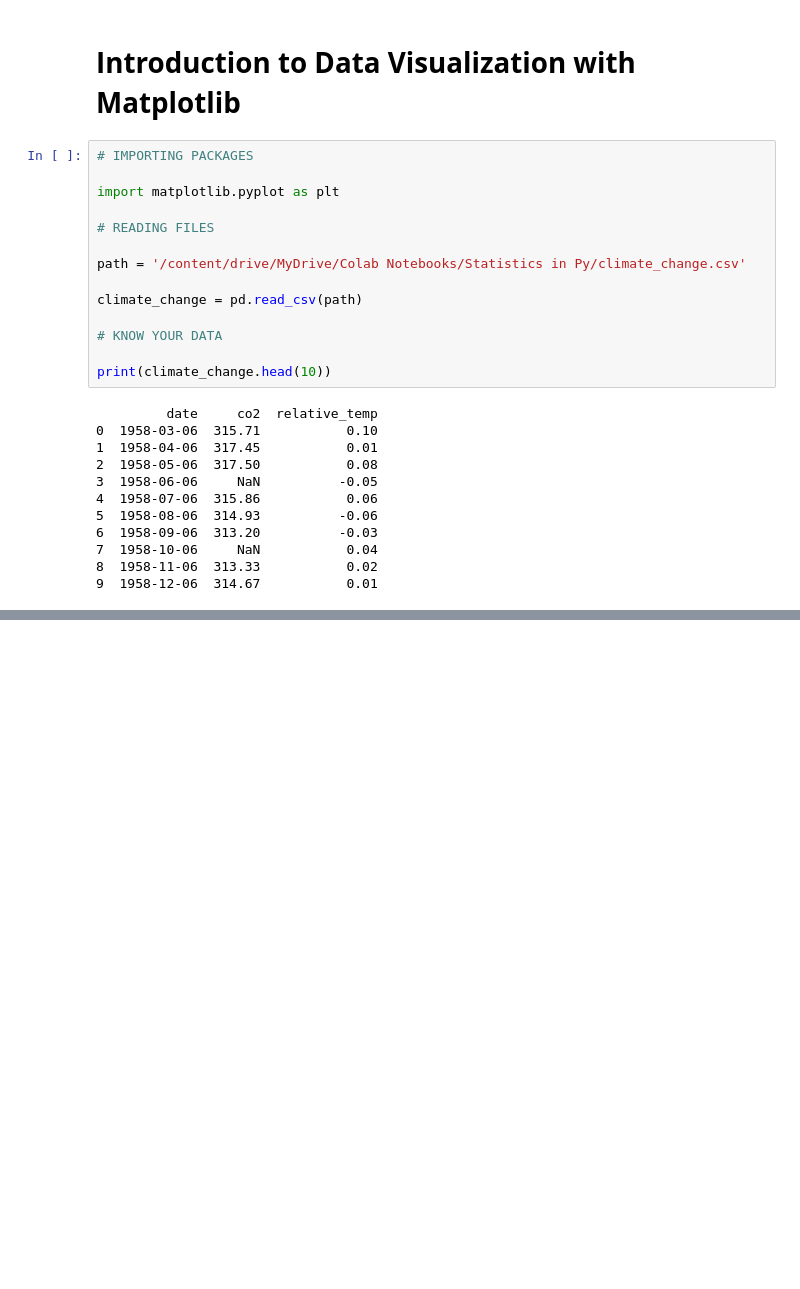
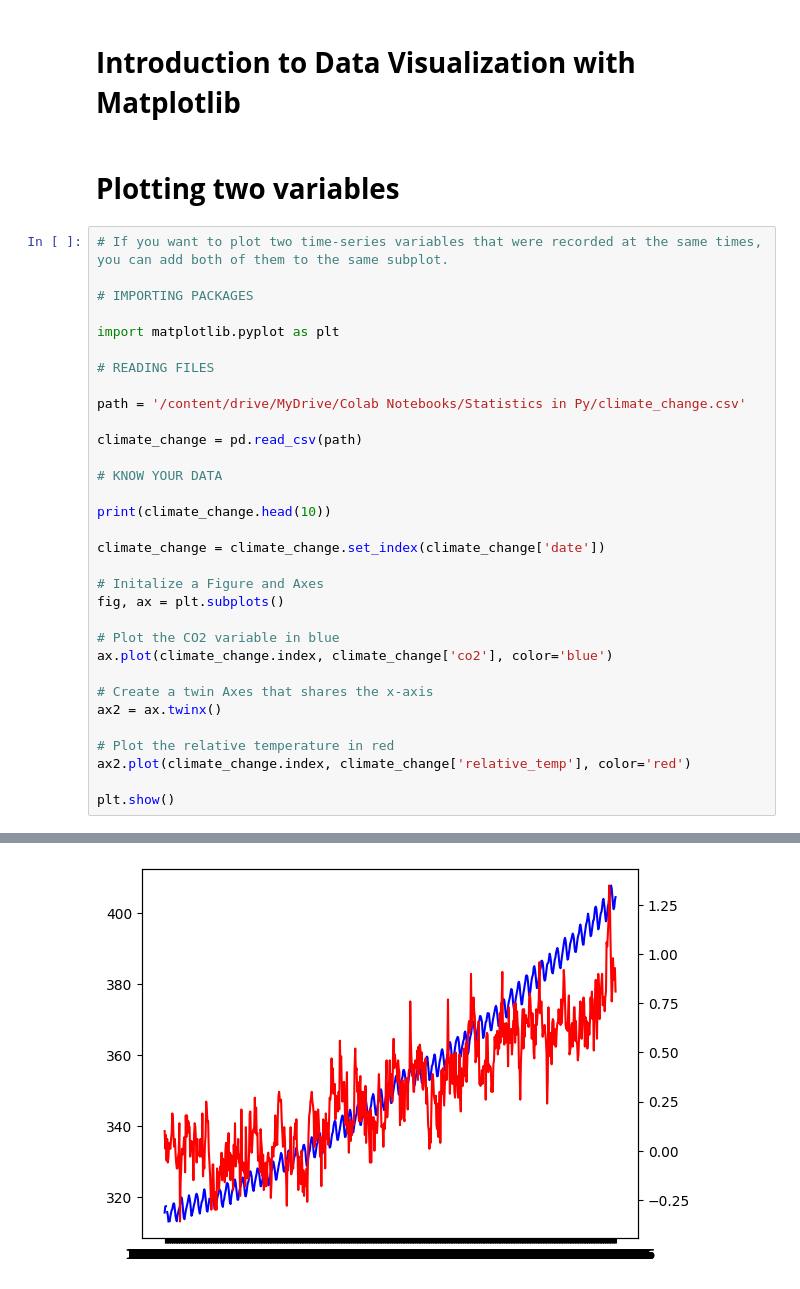
Before and after one commit to gustavo-plc/PyStatistics, a Jupyter notebook: Statistics_in_Py.ipynb, the cells around one changed output, grey strips where cells are left out. Cells and saved outputs as stored; diff of their text form; blank space fills up the shorter version.

Commit message:
Two variables sharing the same x-axis (time)

```diff
--- a/Statistics_in_Py.ipynb
+++ b/Statistics_in_Py.ipynb
@@ -1054,29 +1054,38 @@ print()
 0.7555392878408179
 # %% [markdown]
 # **Introduction to Data Visualization with Matplotlib**
-# %%
-# IMPORTING PACKAGES
-
-import matplotlib.pyplot as plt
-
-# READING FILES
-
-path = '/content/drive/MyDrive/Colab Notebooks/Statistics in Py/climate_change.csv'
-
-climate_change = pd.read_csv(path)
-
-# KNOW YOUR DATA
-
-print(climate_change.head(10))
-# %% [output]
-         date     co2  relative_temp
-0  1958-03-06  315.71           0.10
-1  1958-04-06  317.45           0.01
-2  1958-05-06  317.50           0.08
-3  1958-06-06     NaN          -0.05
-4  1958-07-06  315.86           0.06
-5  1958-08-06  314.93          -0.06
-6  1958-09-06  313.20          -0.03
-7  1958-10-06     NaN           0.04
-8  1958-11-06  313.33           0.02
-9  1958-12-06  314.67           0.01
+# %% [markdown]
+# **Plotting two variables**
+# %%
+# If you want to plot two time-series variables that were recorded at the same times, you can add both of them to the same subplot.
+
+# IMPORTING PACKAGES
+
+import matplotlib.pyplot as plt
+
+# READING FILES
+
+path = '/content/drive/MyDrive/Colab Notebooks/Statistics in Py/climate_change.csv'
+
+climate_change = pd.read_csv(path)
+
+# KNOW YOUR DATA
+
+print(climate_change.head(10))
+
+climate_change = climate_change.set_index(climate_change['date'])
+
+# Initalize a Figure and Axes
+fig, ax = plt.subplots()
+
+# Plot the CO2 variable in blue
+ax.plot(climate_change.index, climate_change['co2'], color='blue')
+
+# Create a twin Axes that shares the x-axis
+ax2 = ax.twinx()
+
+# Plot the relative temperature in red
+ax2.plot(climate_change.index, climate_change['relative_temp'], color='red')
+
+plt.show()
+# %% [output]
@@ -1082,0 +1103 @@ print(climate_change.head(10))
+[figure, added]
```
Also changed, not shown: parts of 1 cell of this notebook.
